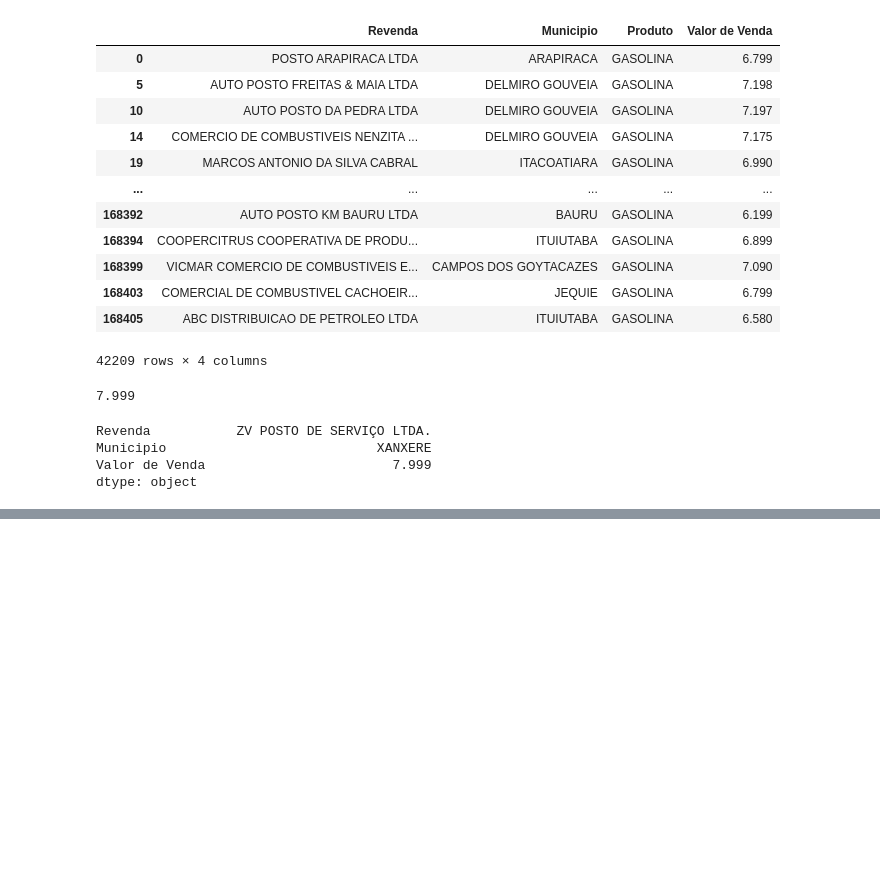
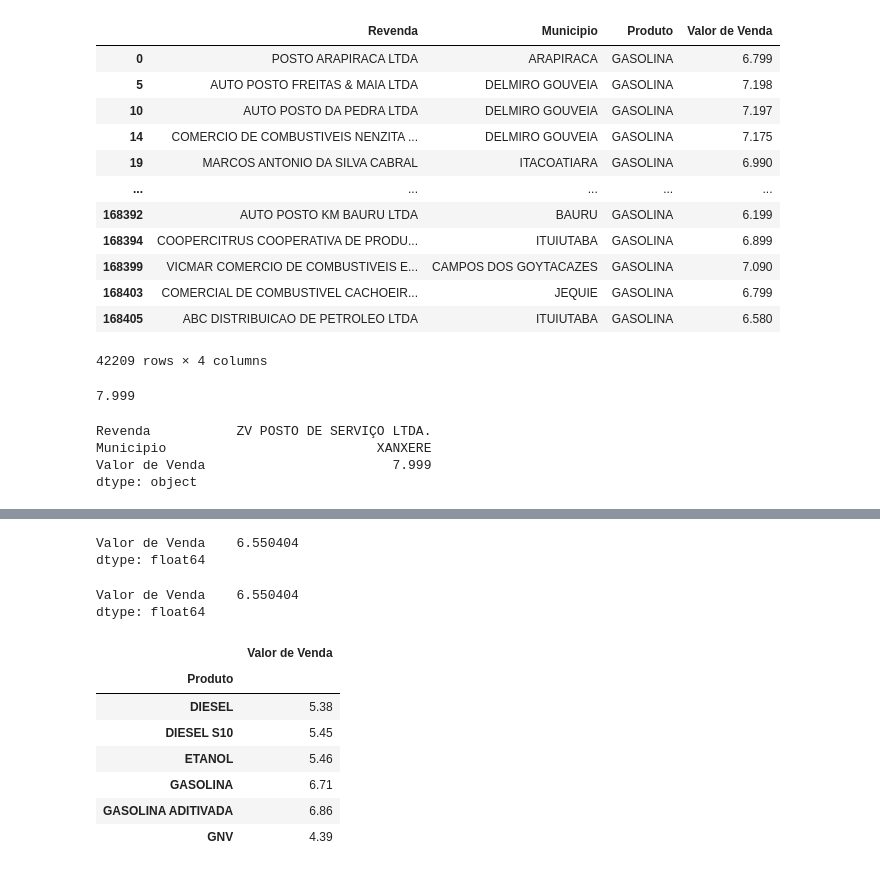
Before and after one commit to vnansolu/CursoDeExtensaoPythonPandas2023-01, a Jupyter notebook: Primeiro_Exemplo_em_Pandas.ipynb, the cells around one changed output, grey strips where cells are left out. Saved outputs shown, nothing was run; the diff lists cells and outputs as text; code cells hidden in the pictures; blank space fills up the shorter version.

```diff
--- a/Primeiro_Exemplo_em_Pandas.ipynb
+++ b/Primeiro_Exemplo_em_Pandas.ipynb
@@ -227,0 +250,25 @@ display(etanol_divinopolis_df)
+# %%
+#qual a media de preços dos combustiveis Gasolina e Gasolina aditivada do bairro Bela Vista em Sao paulo
+display(combustiveis_df.loc[(combustiveis_df['Bairro'] == 'TATUAPE') & (combustiveis_df['Municipio'] == 'SAO PAULO') & ((combustiveis_df['Produto'] == 'GASOLINA ADITIVADA') | (combustiveis_df['Produto'] == 'GASOLINA')), ['Valor de Venda']].mean())
+# %% [output]
+Valor de Venda    6.550404
+dtype: float64
+# %%
+#qual a media de preços dos combustiveis Gasolina e Gasolina aditivada do bairro Bela Vista em Sao paulo
+display(combustiveis_df.loc[(combustiveis_df['Bairro'] == 'TATUAPE') & (combustiveis_df['Municipio'] == 'SAO PAULO') & (combustiveis_df['Produto'].isin(['GASOLINA', 'GASOLINA ADITIVADA'])), ['Valor de Venda']].mean())
+# %% [output]
+Valor de Venda    6.550404
+dtype: float64
+# %%
+#cOMO mostrar media de valor de venda por combustivel brasil todo?
+media_por_combustivel_df = ca_df[['Valor de Venda', 'Produto']].groupby(by='Produto').mean().round(2)
+display(media_por_combustivel_df)
+# %% [output]
+|  | Valor de Venda |
+| Produto |  |
+| DIESEL | 5.38 |
+| DIESEL S10 | 5.45 |
+| ETANOL | 5.46 |
+| GASOLINA | 6.71 |
+| GASOLINA ADITIVADA | 6.86 |
+| GNV | 4.39 |
```
Also changed, not shown: parts of 5 cells of this notebook.
